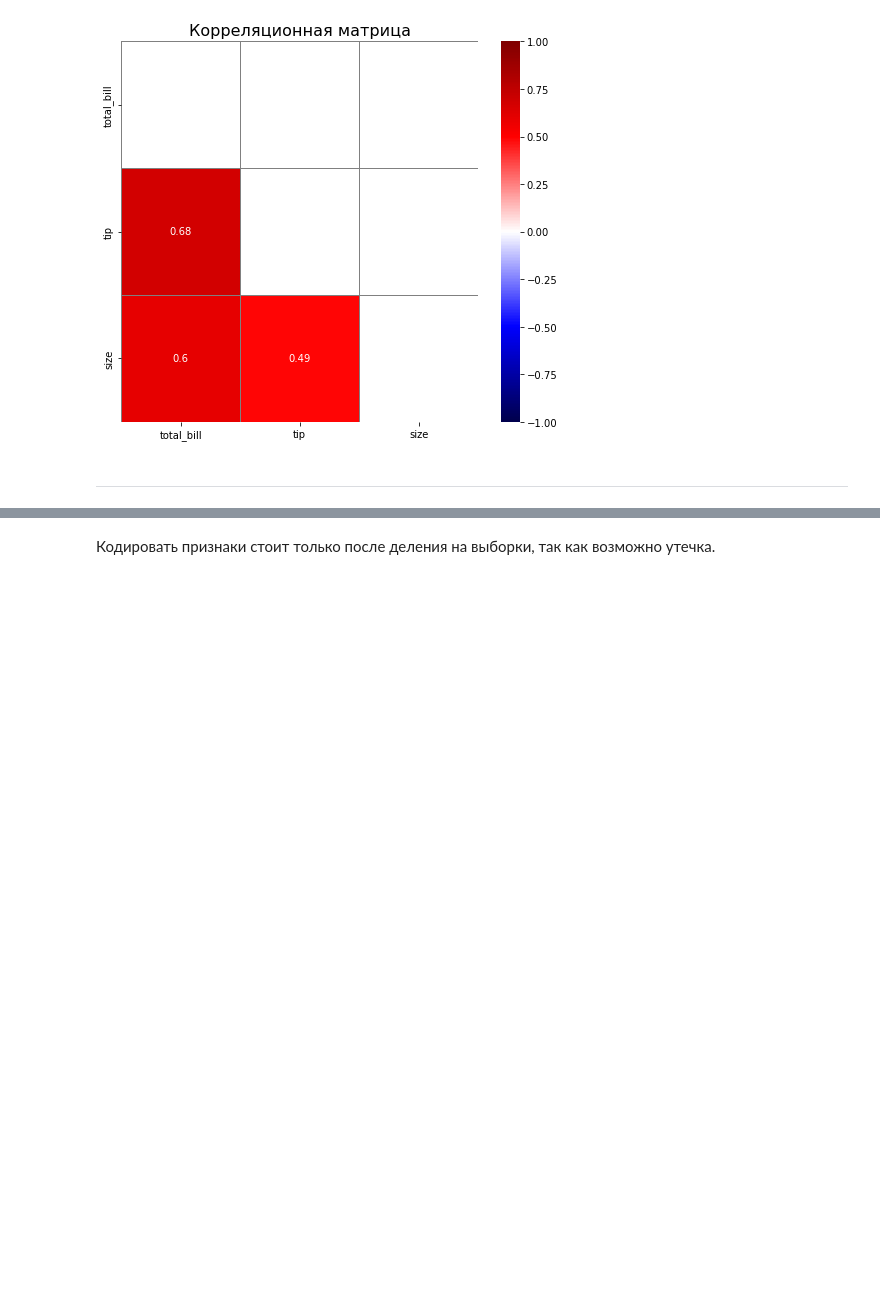
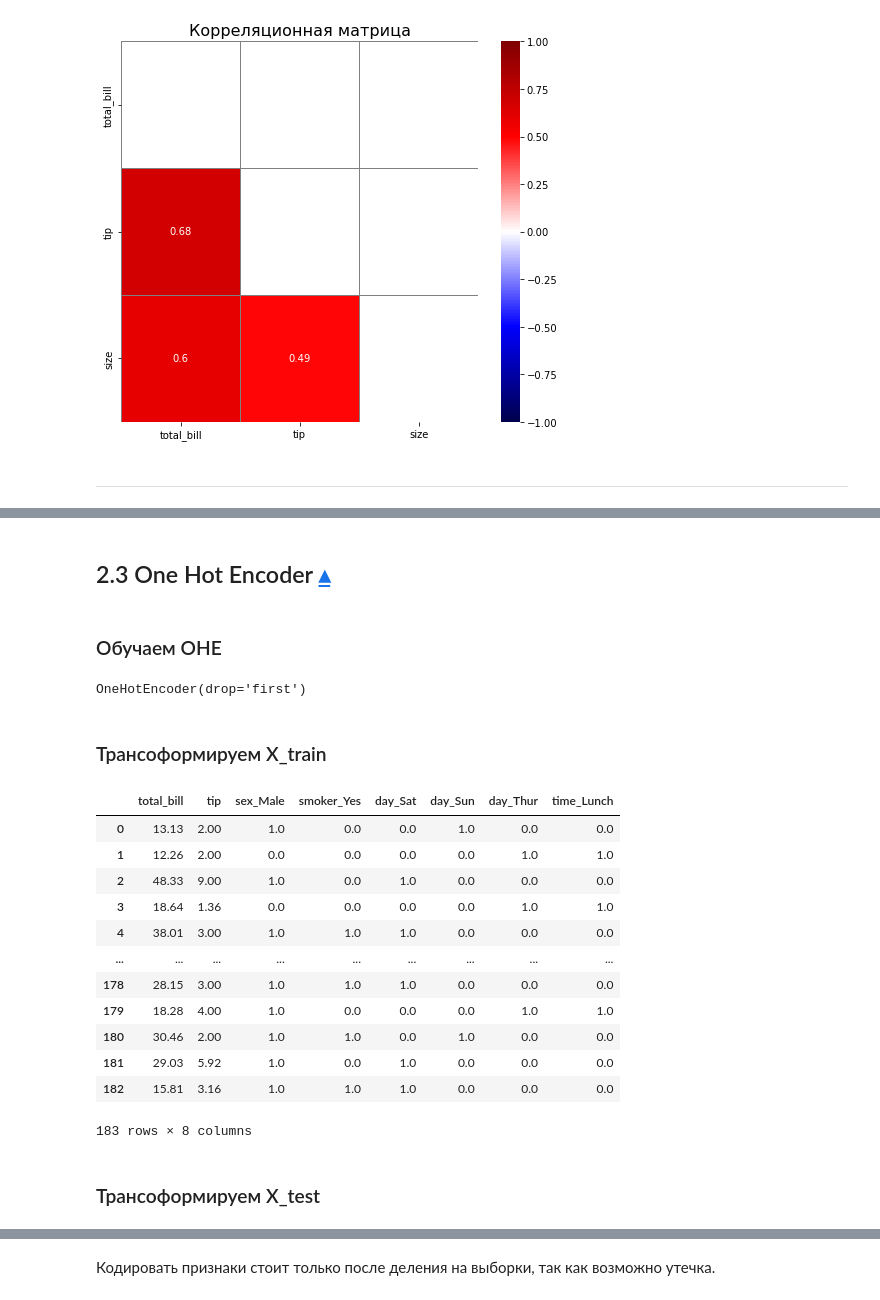
Before and after one commit to mustdayker/ds_learn, a Jupyter notebook: implementation_book.ipynb, the cells around one changed output, grey strips where cells are left out. Cells and saved outputs as stored; diff of their text form; code cells hidden in the pictures; blank space fills up the shorter version.

```diff
--- a/implementation_book.ipynb
+++ b/implementation_book.ipynb
@@ -75,0 +241,3 @@ Text(0.5, 1.0, 'Корреляционная матрица')
+# %% [markdown]
+<a id='part_23'></a>
+## 2.3 One Hot Encoder [▴](#head)
@@ -75,0 +246,56 @@ Text(0.5, 1.0, 'Корреляционная матрица')
+# %%
+X_train, X_test, y_train, y_test = train_test_split(X, y,
+                                                    random_state=12345,
+                                                    test_size=0.25,
+                                                    stratify=y)
+# %% [markdown]
+### Обучаем OHE
+# %%
+# чтобы модель не переобучилась избавляемся от первого признака в группе
+ohe_encoder = OneHotEncoder(drop='first')
+
+# получаем список заголовков столбцов с текстовыми данными
+# получаем список заголовков столбцов с числовыми данными
+cat_labels = X_train.select_dtypes(include=['object', 'category']).columns
+num_labels = X_train.columns.drop(cat_labels)
+
+# оставим в переменных столбцы с числовыми и текстовыми даннымми
+# и сбрасываем индекс для корректного конкатенирования
+num_col = X_train[num_labels].reset_index(drop=True)
+cat_col = X_train[cat_labels].reset_index(drop=True)
+
+ohe_encoder.fit(cat_col) # обучаем encoder
+# %% [output]
+OneHotEncoder(drop='first')
+# %% [markdown]
+### Трансоформируем X_train
+# %%
+# получаем массив кодированных признаков
+cat_col = ohe_encoder.transform(cat_col).toarray()
+
+# получаем имена кодированных столбцов
+cat_labels = ohe_encoder.get_feature_names_out()
+
+# получаем датафрейм кодированных признаков с заголовками
+cat_col = pd.DataFrame(cat_col, columns=cat_labels)
+# %%
+# сшиваем обратно нашу тренировочную выборку
+X_train = pd.concat([num_col, cat_col], axis=1).copy()
+# %%
+X_train
+# %% [output]
+|  | total_bill | tip | sex_Male | smoker_Yes | day_Sat | day_Sun | day_Thur | time_Lunch |
+| 0 | 13.13 | 2.00 | 1.0 | 0.0 | 0.0 | 1.0 | 0.0 | 0.0 |
+| 1 | 12.26 | 2.00 | 0.0 | 0.0 | 0.0 | 0.0 | 1.0 | 1.0 |
+| 2 | 48.33 | 9.00 | 1.0 | 0.0 | 1.0 | 0.0 | 0.0 | 0.0 |
+| 3 | 18.64 | 1.36 | 0.0 | 0.0 | 0.0 | 0.0 | 1.0 | 1.0 |
+| 4 | 38.01 | 3.00 | 1.0 | 1.0 | 1.0 | 0.0 | 0.0 | 0.0 |
+| ... | ... | ... | ... | ... | ... | ... | ... | ... |
+| 178 | 28.15 | 3.00 | 1.0 | 1.0 | 1.0 | 0.0 | 0.0 | 0.0 |
+| 179 | 18.28 | 4.00 | 1.0 | 0.0 | 0.0 | 0.0 | 1.0 | 1.0 |
+| 180 | 30.46 | 2.00 | 1.0 | 1.0 | 0.0 | 1.0 | 0.0 | 0.0 |
+| 181 | 29.03 | 5.92 | 1.0 | 0.0 | 1.0 | 0.0 | 0.0 | 0.0 |
+| 182 | 15.81 | 3.16 | 1.0 | 1.0 | 1.0 | 0.0 | 0.0 | 0.0 |
+183 rows × 8 columns
+# %% [markdown]
+### Трансоформируем X_test
```
Also changed, not shown: parts of 36 cells of this notebook.
